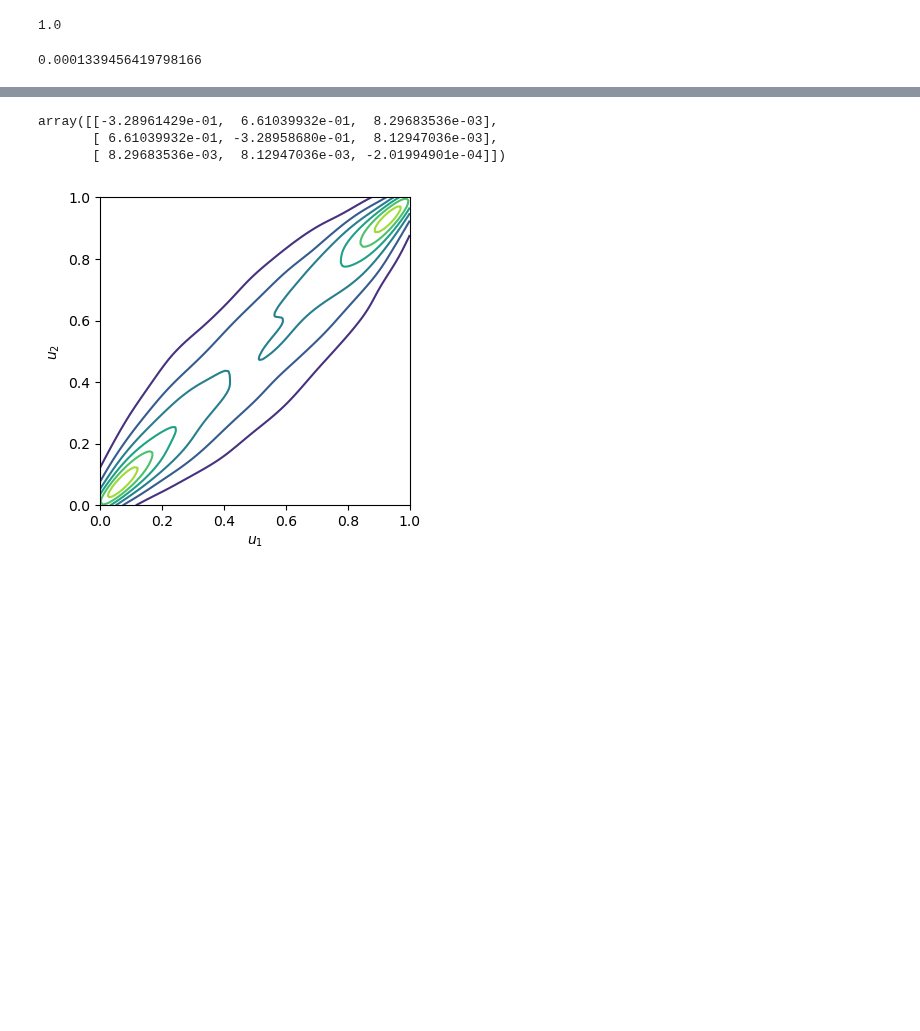
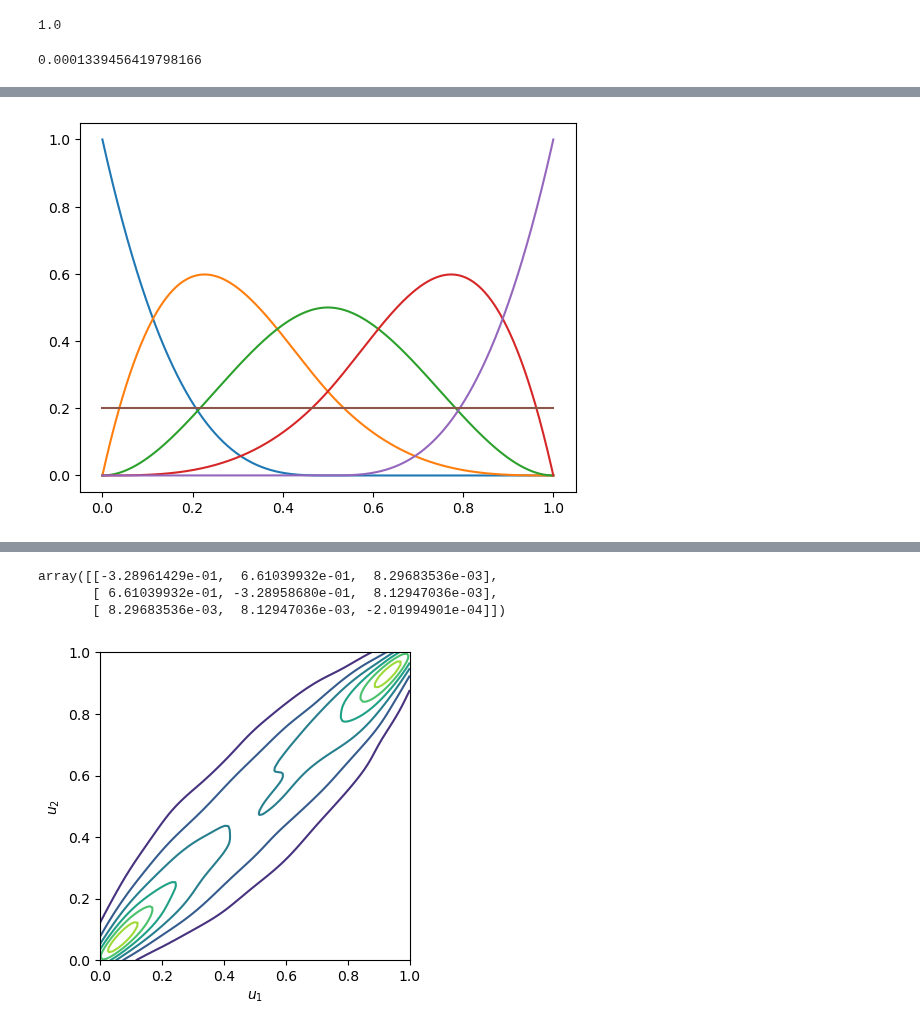
Before and after one commit to jonasbruhub/Analysis-of-Production-flow-systems-with-focus-on-industry, a Jupyter notebook: Simulations and code/Example Network Gaussian 3.ipynb, the cells around one changed output, grey strips where cells are left out. Saved outputs shown, nothing was run; the diff lists cells and outputs as text; code cells hidden in the pictures; blank space fills up the shorter version.

```diff
--- a/Simulations and code/Example Network Gaussian 3.ipynb
+++ b/Simulations and code/Example Network Gaussian 3.ipynb
@@ -120,0 +145,56 @@ U[0,:].min()
+# %%
+def z_from_x(x, M, k):
+    x_min = x.min()
+    x_max = x.max()
+    z = (x - x_min) * (M - k + 1)/(x_max - x_min)
+    return lambda l : (l - x_min) * (M - k + 1)/(x_max - x_min)
+
+def knots(k,M):
+    t = [ (i<k) * 0 + (i-k+1)*(i >= k)*(i<=M-1) + (M-1-k+2)*(i>M-1) for i in range(M+1+k)]
+    return np.array(t)
+
+def Bx(x,k,i,t):
+    if k == 0:
+        if i >= M-1:
+            return t[i] <= x
+        else:
+            return (t[i] <= x) & ( x < t[i+1])
+
+    if t[i+k] == t[i]:
+        c1 = 0
+    else:
+        c1 = Bx(x,k-1,i,t) * (x-t[i])/(t[i+k] - t[i])
+
+    if t[i+k+1] == t[i+1]:
+        c2 = 0
+    else:
+        c2 = Bx(x,k-1,i+1,t) * (t[i+k+1] - x)/(t[i+k+1] - t[i+1])
+
+    return c1 + c2
+
+n_bins = 5
+M = n_bins - 1
+p = 3
+
+t = knots(p,M)
+# t = np.array([i for i in range(M)] + [M-1] * 10)
+
+x = np.linspace(0,1,1000)
+z_transformer = z_from_x(x,M,p)
+
+# i = M-1
+for i in range(-1,M):
+    plt.plot(x, Bx(z_transformer(x),p,i,t))
+
+
+# plt.plot(x, Bx(z_transformer(x),k,-1,t))
+
+# x = 0.999
+# z = z_from_x(x,M,k)
+
+
+plt.plot(x,np.vstack([Bx(z_transformer(x),p,i,t) for i in range(-1,M)]).mean(axis = 0));
+
+# Bx(z_transformer(1),k,i,t)
+# %% [output]
+[figure, added]
```
Also changed, not shown: parts of 34 cells of this notebook, 7 other files.
